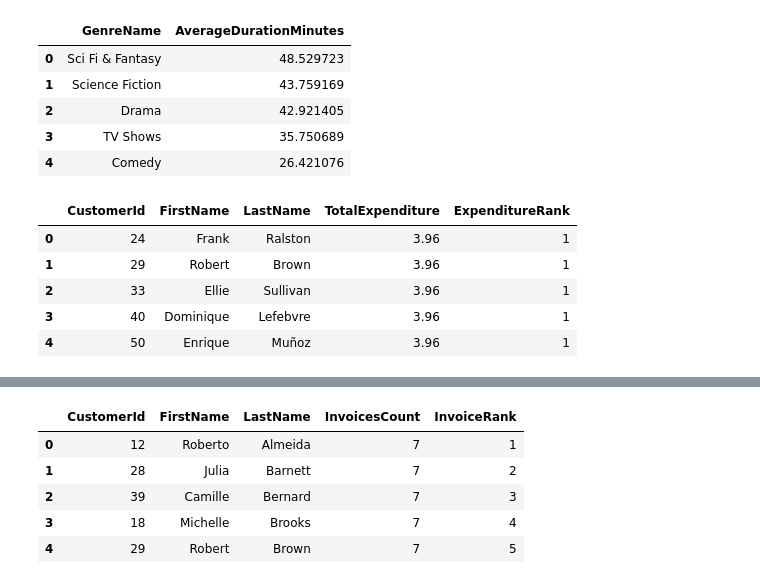
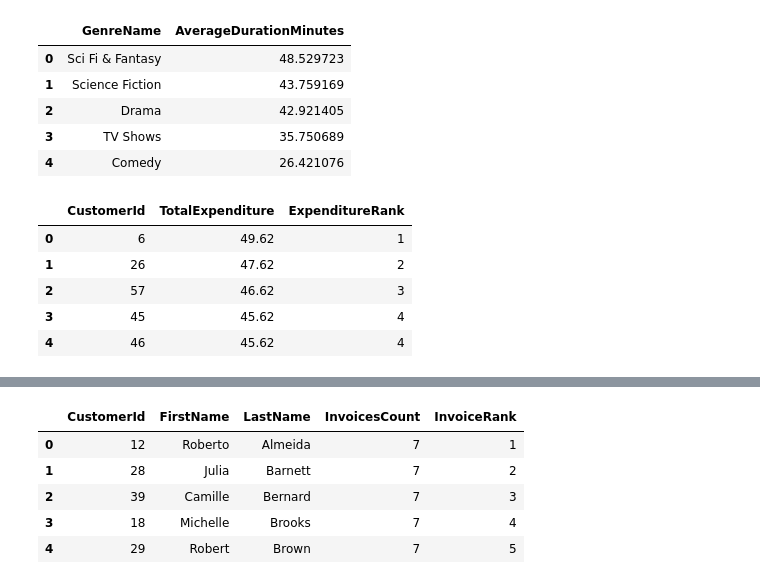
Before and after one commit to fairozkhan10/CS-639-Data_mgmt_practice-, a Jupyter notebook: p1/p1.ipynb, the cells around one changed output, grey strips where cells are left out. Saved outputs shown, nothing was run; the diff lists cells and outputs as text; code cells hidden in the pictures.

```diff
--- a/p1/p1.ipynb
+++ b/p1/p1.ipynb
@@ -751,31 +737,23 @@ q29_df
 | 3 | TV Shows | 35.750689 |
 | 4 | Comedy | 26.421076 |
 # %%
-#q30
+# q30
 sql = """
 SELECT
-  c.CustomerId,
-  c.FirstName,
-  c.LastName,
-  SUM(il.UnitPrice * il.Quantity) AS TotalExpenditure,
-  DENSE_RANK() OVER (ORDER BY SUM(il.UnitPrice * il.Quantity) DESC) AS ExpenditureRank
-FROM Customer c
-JOIN Invoice i ON i.CustomerId = c.CustomerId
-JOIN InvoiceLine il ON il.InvoiceId = i.InvoiceId
-JOIN Track t ON t.TrackId = il.TrackId
-JOIN Album al ON al.AlbumId = t.AlbumId
-JOIN Artist ar ON ar.ArtistId = al.ArtistId
-WHERE ar.Name = 'Queen'
-GROUP BY c.CustomerId, c.FirstName, c.LastName
-ORDER BY TotalExpenditure DESC, c.CustomerId ASC;
+  CustomerId,
+  SUM(Total) AS TotalExpenditure,
+  DENSE_RANK() OVER (ORDER BY SUM(Total) DESC) AS ExpenditureRank
+FROM Invoice
+GROUP BY CustomerId
+ORDER BY ExpenditureRank ASC;
 """
 q30_df = pd.read_sql(sql, conn)
 q30_df.to_pickle("q30.pkl")
 q30_df.head()
 # %% [output]
-|  | CustomerId | FirstName | LastName | TotalExpenditure | ExpenditureRank |
-| 0 | 24 | Frank | Ralston | 3.96 | 1 |
-| 1 | 29 | Robert | Brown | 3.96 | 1 |
-| 2 | 33 | Ellie | Sullivan | 3.96 | 1 |
-| 3 | 40 | Dominique | Lefebvre | 3.96 | 1 |
-| 4 | 50 | Enrique | Muñoz | 3.96 | 1 |
+|  | CustomerId | TotalExpenditure | ExpenditureRank |
+| 0 | 6 | 49.62 | 1 |
+| 1 | 26 | 47.62 | 2 |
+| 2 | 57 | 46.62 | 3 |
+| 3 | 45 | 45.62 | 4 |
+| 4 | 46 | 45.62 | 4 |
```
Also changed, not shown: parts of 12 cells of this notebook, 10 other files.
